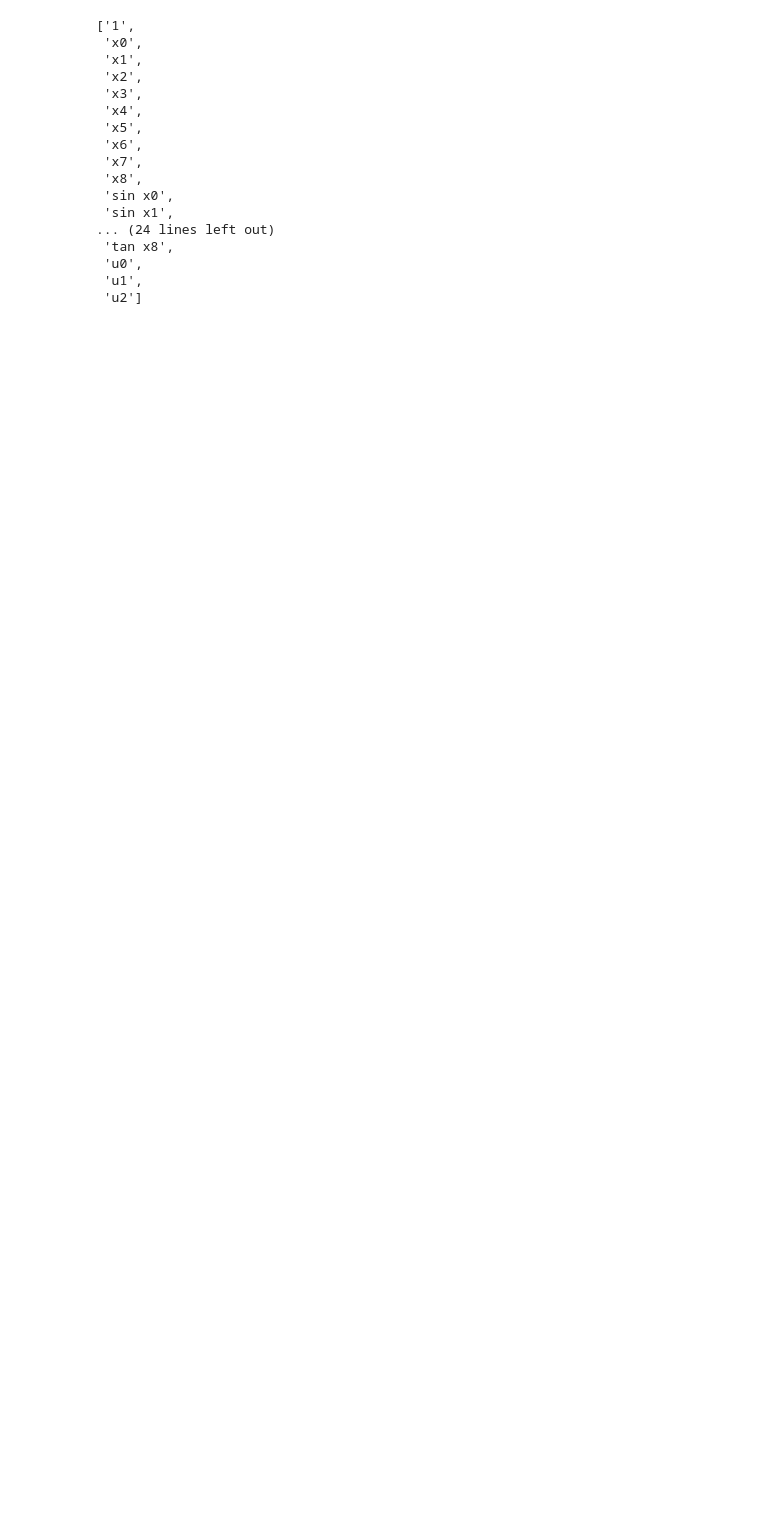
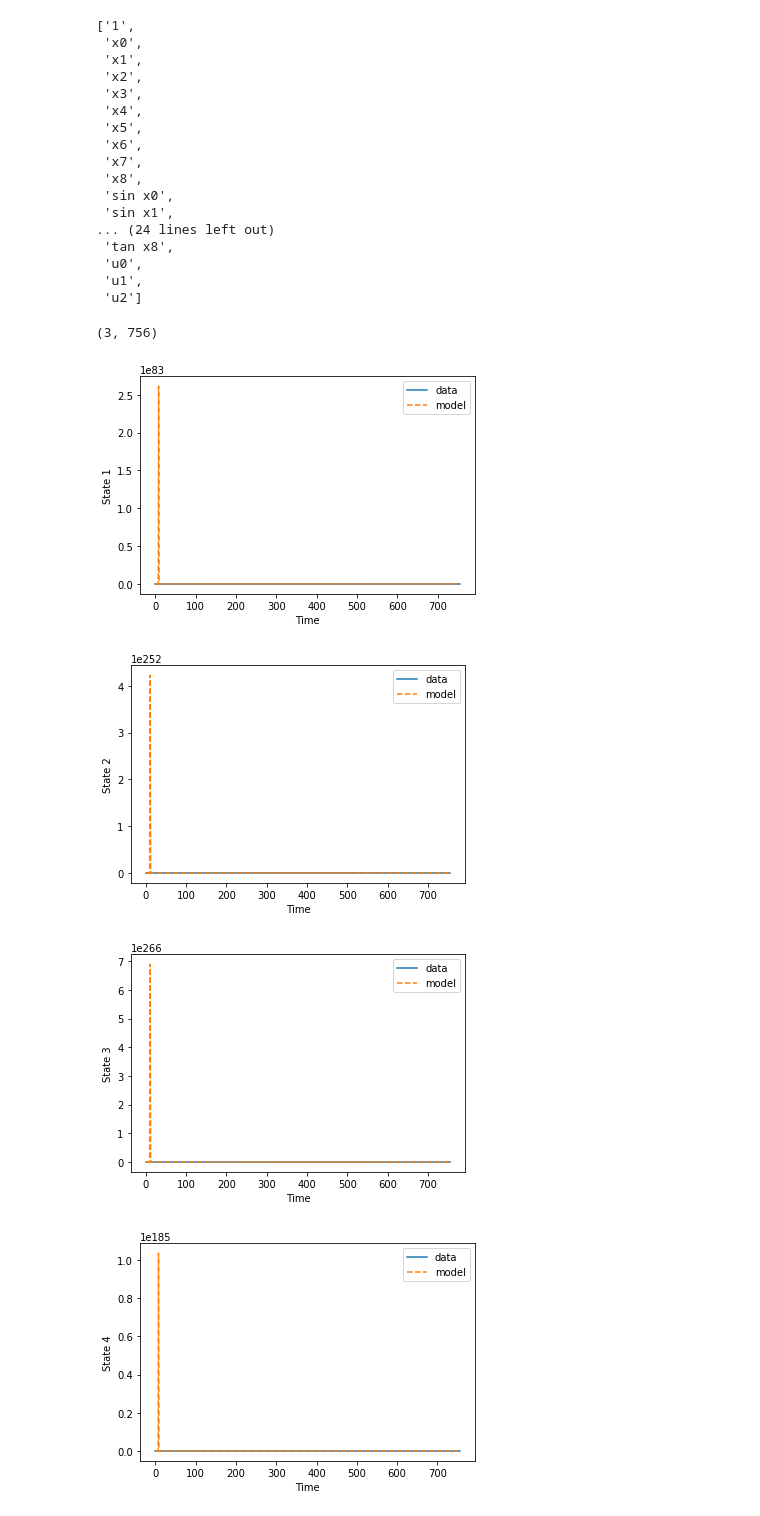
Before and after one commit to dd292/system_identificatification_robofly, a Jupyter notebook: DMDc/SINDYc_9states_RoboFly.ipynb, the cells around one changed output. Drawn from its saved outputs; the diff is of its cells as text; code cells hidden in the pictures; blank space fills up the shorter version.

Commit message:
added sindy equation simulate

```diff
--- a/DMDc/SINDYc_9states_RoboFly.ipynb
+++ b/DMDc/SINDYc_9states_RoboFly.ipynb
@@ -155,3 +137,54 @@ function_label
  'u0',
  'u1',
  'u2']
+# %%
+C= np.zeros((40,9))
+for j in range(9):
+    for iter1,i in enumerate(A[j]):
+        C[iter1,j]= i
+# %%
+def evolution(states,time,u):
+    u0= u[0];u1= u[1];u2= u[2];
+    x0= states[0];x1= states[1];x2=states[2];x3= states[3];x4= states[4];x5=states[5];x6= states[6];x7= states[7];x8=states[8]
+    assump= np.array([1,x0 ,x1,x2 ,x3,x4,x5,x6,x7,x8, np.sin(x0),np.sin(x1),np.sin(x2),np.sin(x3),np.sin(x4),np.sin(x5),\
+ np.sin (x6),np.sin(x7),np.sin(x8),np.cos(x0),np.cos(x1),np.cos(x2),np.cos(x3),np.cos(x4),np.cos(x5),np.cos(x6),\
+np.cos (x7),np.cos(x8),np.tan(x0),np.tan(x1),np.tan(x2),np.tan(x3),np.tan(x4),np.tan(x5),np.tan(x6),np.tan(x7),np.tan(x8),\
+u0,u1,u2])
+    x_dot=C.T@assump
+    return x_dot
+
+def simulate_traj(time_range,u_traj,init_state):
+    print(u_traj.shape)
+    predicted_traj= []
+    current_state= init_state.copy()
+    for iter1,i in enumerate(time_range[:-1]):
+        next_time= time_range[iter1+1]
+        u= u_traj[:,iter1]
+        integrate_time= np.linspace(i,next_time,100)
+        sol = odeint(evolution, current_state, integrate_time, args=(u,))
+        current_state = sol[-1]
+        predicted_traj.append(current_state)
+    return predicted_traj
+# %%
+time_range= np.arange(0,test_state_traj.shape[1]*1/100,1/100)
+
+pred_traj=simulate_traj(time_range, test_action_traj, test_state_traj[:,0])
+# %% [output]
+(3, 756)
+# %%
+pred_traj= np.asarray(pred_traj)
+pred_traj= pred_traj.T
+# %%
+
+for i in range(9):
+    plt.plot(test_state_traj[i,:],label ='data')
+    plt.plot(pred_traj[i,:],label = 'model', linestyle='--')
+    plt.legend()
+    plt.xlabel('Time')
+    plt.ylabel('State '+str(i+1))
+    plt.show()
+# %% [output]
+[figure, added]
+[figure, added]
+[figure, added]
+[figure, added]
```
Also changed, not shown: parts of 3 cells of this notebook, 5 other files.
